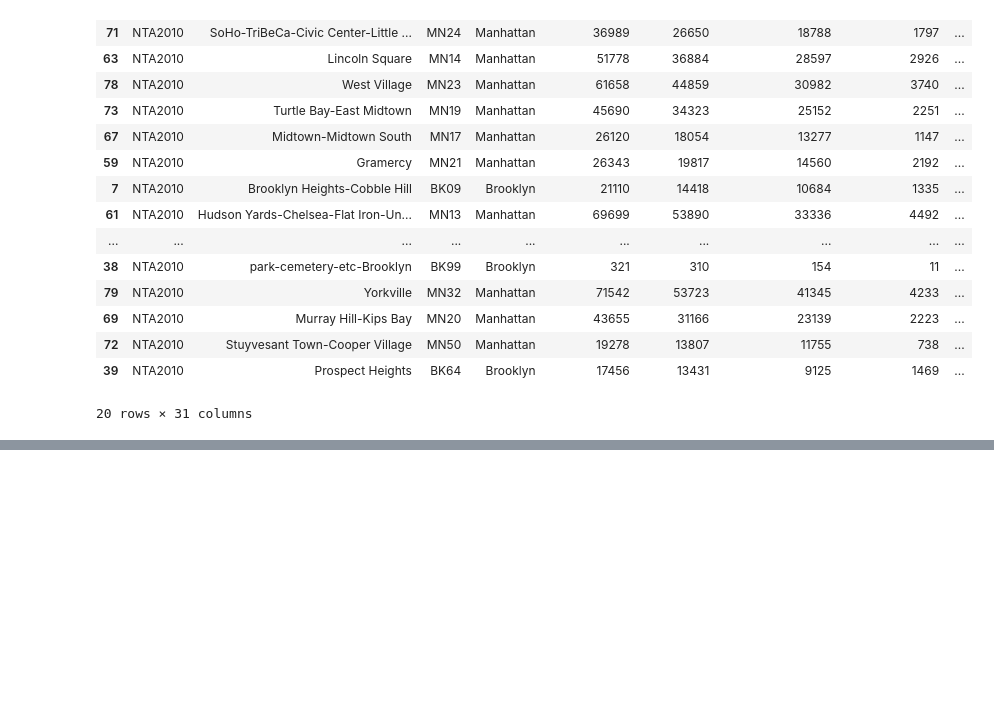
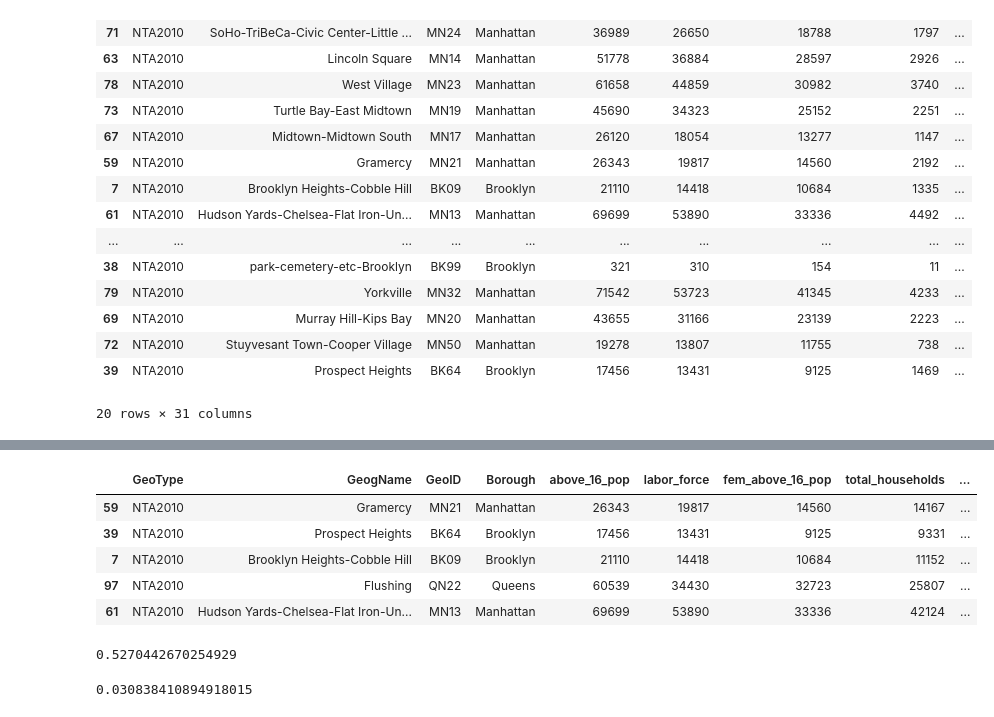
Before and after one commit to ejfeldman7/Metis_Project_1, a Jupyter notebook: census_data_cleaning_demogs.ipynb, the cells around one changed output, grey strips where cells are left out. Saved outputs shown, nothing was run; the diff lists cells and outputs as text; code cells hidden in the pictures; blank space fills up the shorter version.

```diff
--- a/census_data_cleaning_demogs.ipynb
+++ b/census_data_cleaning_demogs.ipynb
@@ -111,0 +148,11 @@ demog_short.sort_values('inform_occ_percent', ascending=False).head(10)
+# %%
+merged_df = gramercy_df.append([prospectH_df,brooklynH_df,flushing_df,union_df])
+# %%
+merged_df
+# %% [output]
+|  | GeoType | GeogName | GeoID | Borough | above_16_pop | labor_force | fem_above_16_pop | total_households | ... |
+| 59 | NTA2010 | Gramercy | MN21 | Manhattan | 26343 | 19817 | 14560 | 14167 | ... |
+| 39 | NTA2010 | Prospect Heights | BK64 | Brooklyn | 17456 | 13431 | 9125 | 9331 | ... |
+| 7 | NTA2010 | Brooklyn Heights-Cobble Hill | BK09 | Brooklyn | 21110 | 14418 | 10684 | 11152 | ... |
+| 97 | NTA2010 | Flushing | QN22 | Queens | 60539 | 34430 | 32723 | 25807 | ... |
+| 61 | NTA2010 | Hudson Yards-Chelsea-Flat Iron-Un... | MN13 | Manhattan | 69699 | 53890 | 33336 | 42124 | ... |
@@ -111,0 +161,4 @@ demog_short.sort_values('inform_occ_percent', ascending=False).head(10)
+# %%
+mean_fem
+# %% [output]
+0.5270442670254929
@@ -111,0 +167,4 @@ demog_short.sort_values('inform_occ_percent', ascending=False).head(10)
+# %%
+mean_info
+# %% [output]
+0.030838410894918015
```
Also changed, not shown: parts of 9 cells of this notebook, 1 other file.
